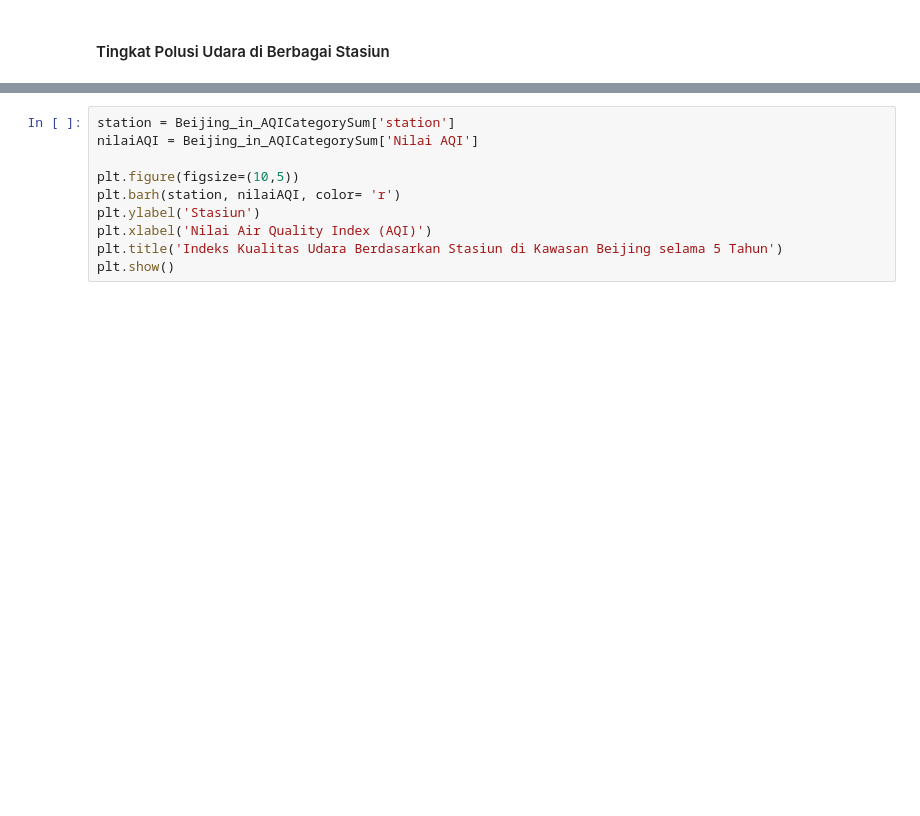
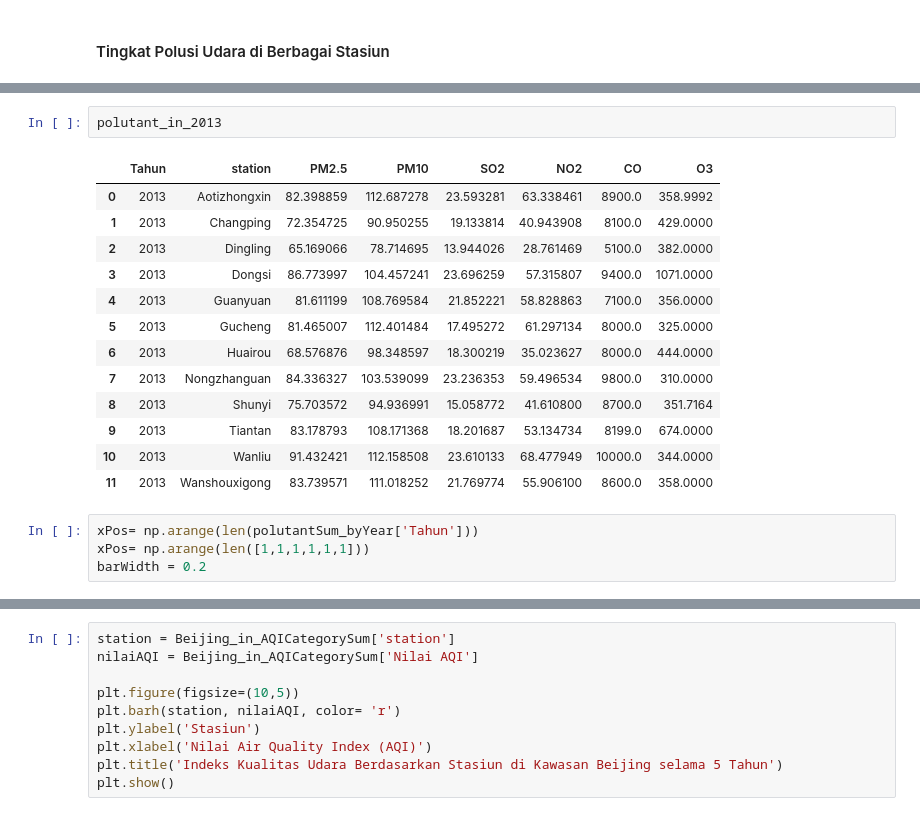
Before and after one commit to QaruzDin/Air-quality-dataset, a Jupyter notebook: Submission/notebook.ipynb, the cells around one changed output, grey strips where cells are left out. Cells and saved outputs as stored; diff of their text form; blank space fills up the shorter version.

```diff
--- a/Submission/notebook.ipynb
+++ b/Submission/notebook.ipynb
@@ -1235,0 +1238,20 @@ Beijing_in_AQICategorySum
+# %%
+polutant_in_2013
+# %% [output]
+|  | Tahun | station | PM2.5 | PM10 | SO2 | NO2 | CO | O3 |
+| 0 | 2013 | Aotizhongxin | 82.398859 | 112.687278 | 23.593281 | 63.338461 | 8900.0 | 358.9992 |
+| 1 | 2013 | Changping | 72.354725 | 90.950255 | 19.133814 | 40.943908 | 8100.0 | 429.0000 |
+| 2 | 2013 | Dingling | 65.169066 | 78.714695 | 13.944026 | 28.761469 | 5100.0 | 382.0000 |
+| 3 | 2013 | Dongsi | 86.773997 | 104.457241 | 23.696259 | 57.315807 | 9400.0 | 1071.0000 |
+| 4 | 2013 | Guanyuan | 81.611199 | 108.769584 | 21.852221 | 58.828863 | 7100.0 | 356.0000 |
+| 5 | 2013 | Gucheng | 81.465007 | 112.401484 | 17.495272 | 61.297134 | 8000.0 | 325.0000 |
+| 6 | 2013 | Huairou | 68.576876 | 98.348597 | 18.300219 | 35.023627 | 8000.0 | 444.0000 |
+| 7 | 2013 | Nongzhanguan | 84.336327 | 103.539099 | 23.236353 | 59.496534 | 9800.0 | 310.0000 |
+| 8 | 2013 | Shunyi | 75.703572 | 94.936991 | 15.058772 | 41.610800 | 8700.0 | 351.7164 |
+| 9 | 2013 | Tiantan | 83.178793 | 108.171368 | 18.201687 | 53.134734 | 8199.0 | 674.0000 |
+| 10 | 2013 | Wanliu | 91.432421 | 112.158508 | 23.610133 | 68.477949 | 10000.0 | 344.0000 |
+| 11 | 2013 | Wanshouxigong | 83.739571 | 111.018252 | 21.769774 | 55.906100 | 8600.0 | 358.0000 |
+# %%
+xPos= np.arange(len(polutantSum_byYear['Tahun']))
+xPos= np.arange(len([1,1,1,1,1,1]))
+barWidth = 0.2
```
Also changed, not shown: parts of 14 cells of this notebook, 1 other file.
